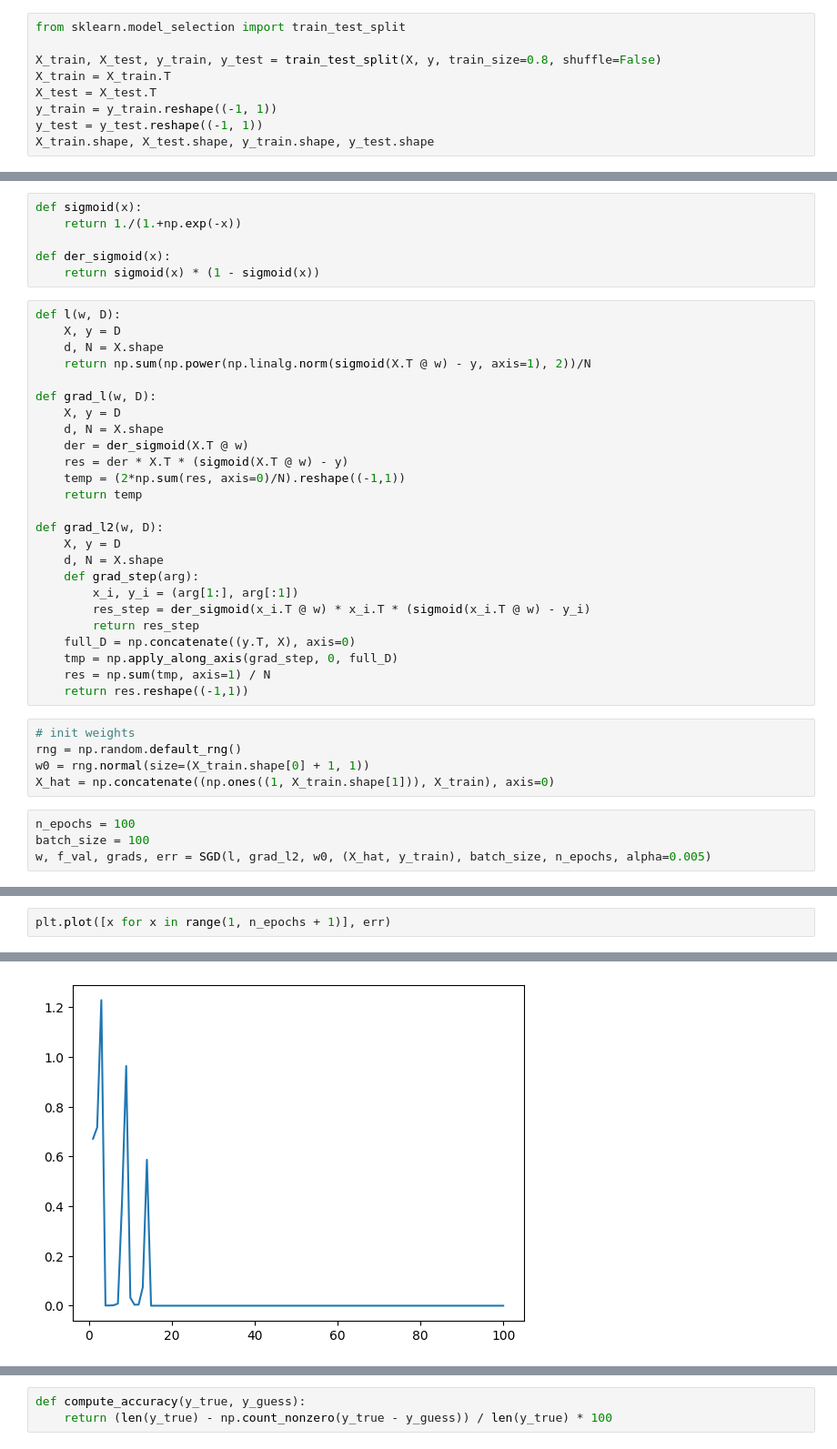
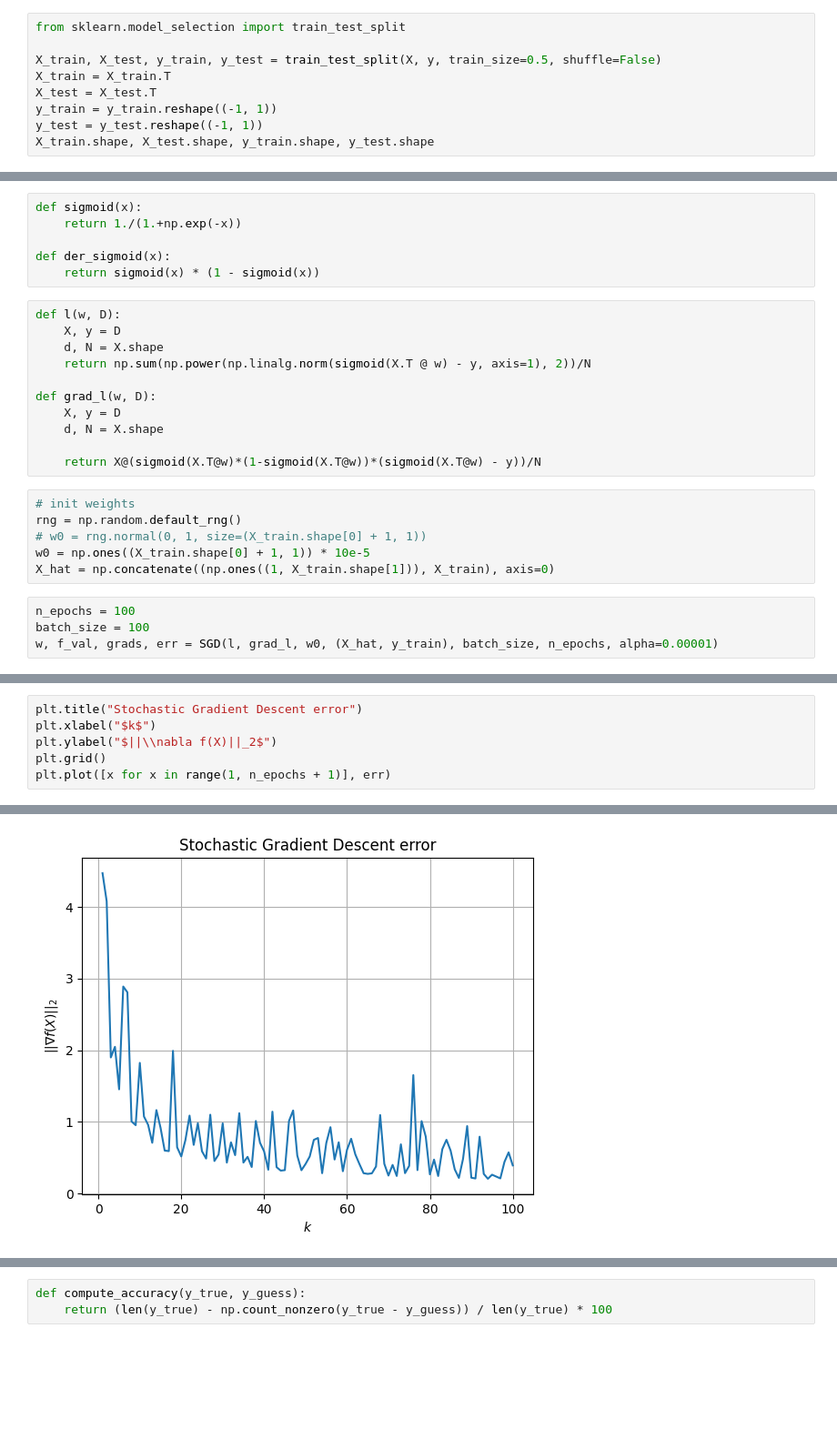
Before and after one commit to Tony3oo3/SMMAI_Lab, a Jupyter notebook: Homework_3/homework3_SGD.ipynb, the cells around one changed output, grey strips where cells are left out. Shown at 91% size. Saved outputs shown, nothing was run; the diff lists cells and outputs as text; blank space fills up the shorter version.

```diff
--- a/Homework_3/homework3_SGD.ipynb
+++ b/Homework_3/homework3_SGD.ipynb
@@ -86,7 +88,7 @@ X.shape, y.shape
 # %%
 from sklearn.model_selection import train_test_split
 
-X_train, X_test, y_train, y_test = train_test_split(X, y, train_size=0.8, shuffle=False)
+X_train, X_test, y_train, y_test = train_test_split(X, y, train_size=0.5, shuffle=False)
 X_train = X_train.T
 X_test = X_test.T
 y_train = y_train.reshape((-1, 1))
@@ -109,29 +111,16 @@ def l(w, D):
 def grad_l(w, D):
     X, y = D
     d, N = X.shape
-    der = der_sigmoid(X.T @ w)
-    res = der * X.T * (sigmoid(X.T @ w) - y)
-    temp = (2*np.sum(res, axis=0)/N).reshape((-1,1))
-    return temp
 
-def grad_l2(w, D):
-    X, y = D
-    d, N = X.shape
-    def grad_step(arg):
-        x_i, y_i = (arg[1:], arg[:1])
-        res_step = der_sigmoid(x_i.T @ w) * x_i.T * (sigmoid(x_i.T @ w) - y_i)
-        return res_step
-    full_D = np.concatenate((y.T, X), axis=0)
-    tmp = np.apply_along_axis(grad_step, 0, full_D)
-    res = np.sum(tmp, axis=1) / N
-    return res.reshape((-1,1))
+    return X@(sigmoid(X.T@w)*(1-sigmoid(X.T@w))*(sigmoid(X.T@w) - y))/N
 # %%
 # init weights
 rng = np.random.default_rng()
-w0 = rng.normal(size=(X_train.shape[0] + 1, 1))
+# w0 = rng.normal(0, 1, size=(X_train.shape[0] + 1, 1))
+w0 = np.ones((X_train.shape[0] + 1, 1)) * 10e-5
 X_hat = np.concatenate((np.ones((1, X_train.shape[1])), X_train), axis=0)
 # %%
 n_epochs = 100
 batch_size = 100
-w, f_val, grads, err = SGD(l, grad_l2, w0, (X_hat, y_train), batch_size, n_epochs, alpha=0.005)
+w, f_val, grads, err = SGD(l, grad_l, w0, (X_hat, y_train), batch_size, n_epochs, alpha=0.00001)
 # %% [output]
@@ -156,8 +144,12 @@ w, f_val, grads, err = SGD(l, grad_l2, w0, (X_hat, y_train), batch_size, n_epoch
 # %%
+plt.title("Stochastic Gradient Descent error")
+plt.xlabel("$k$")
+plt.ylabel("$||\\nabla f(X)||_2$")
+plt.grid()
 plt.plot([x for x in range(1, n_epochs + 1)], err)
 # %% [output]
 [<matplotlib.lines.Line2D at 0x...>]
-[figure, old version]
+[figure, new version]
 # %%
 X_test_hat = np.concatenate((np.ones((1, X_test.shape[1])), X_test), axis=0)
 predictions = sigmoid(X_test_hat.T @ w[-1])
```
Also changed, not shown: parts of 14 cells of this notebook, 1 other file.
